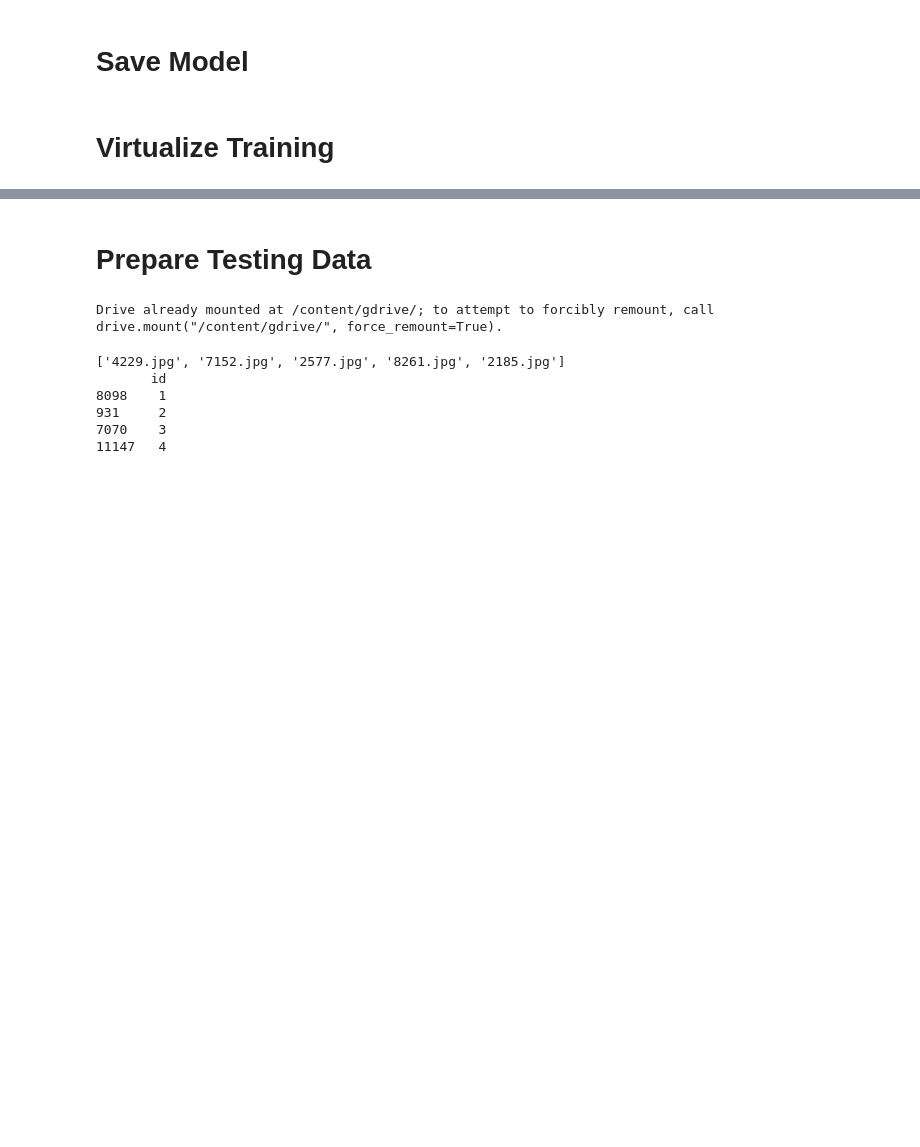
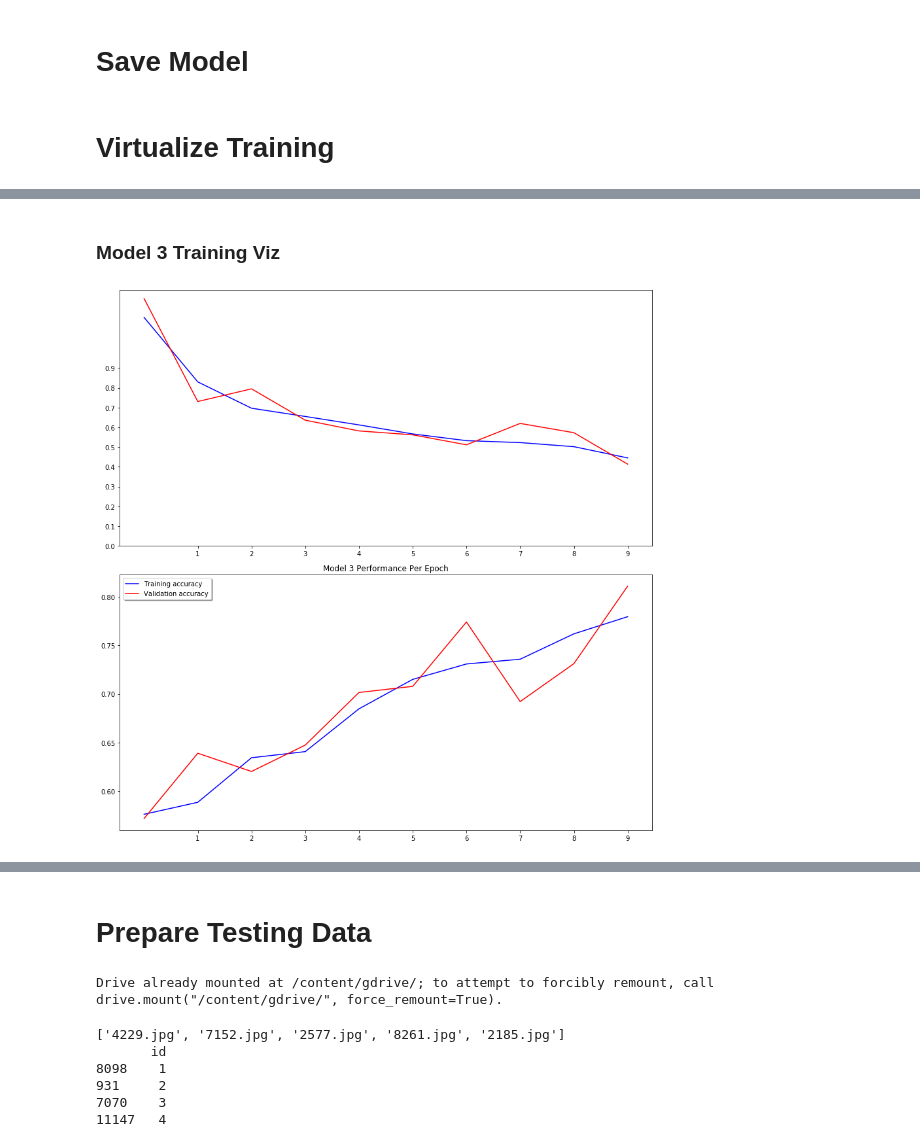
Before and after one commit to bstrain71/catsVdogs, a Jupyter notebook: Strain_Keras_CNN_Dog_or_Cat_Classification.ipynb, the cells around one changed output, grey strips where cells are left out. Drawn from its saved outputs; the diff is of its cells as text; code cells hidden in the pictures; blank space fills up the shorter version.

```diff
--- a/Strain_Keras_CNN_Dog_or_Cat_Classification.ipynb
+++ b/Strain_Keras_CNN_Dog_or_Cat_Classification.ipynb
@@ -276,0 +459,10 @@ Epoch 3/3
+# %%
+epochs= 10
+history3 = model3.fit_generator(
+    train_generator,
+    epochs=epochs,
+    validation_data=validation_generator,
+    validation_steps=total_validate//batch_size,
+    steps_per_epoch=total_train//batch_size,
+    callbacks=callbacks
+)
@@ -298,0 +561,19 @@ plt.show()
+# %% [markdown]
+### Model 3 Training Viz
+# %%
+fig, (ax1, ax2) = plt.subplots(2, 1, figsize=(12, 12))
+plt.title('Model 3 Performance Per Epoch')
+ax1.plot(history3.history['loss'], color='b', label="Training loss")
+ax1.plot(history3.history['val_loss'], color='r', label="validation loss")
+ax1.set_xticks(np.arange(1, epochs, 1))
+ax1.set_yticks(np.arange(0, 1, 0.1))
+
+ax2.plot(history3.history['acc'], color='b', label="Training accuracy")
+ax2.plot(history3.history['val_acc'], color='r',label="Validation accuracy")
+ax2.set_xticks(np.arange(1, epochs, 1))
+
+legend = plt.legend(loc='best', shadow=True)
+plt.tight_layout()
+plt.show()
+# %% [output]
+[figure, added]
```
Also changed, not shown: parts of 64 cells of this notebook.
